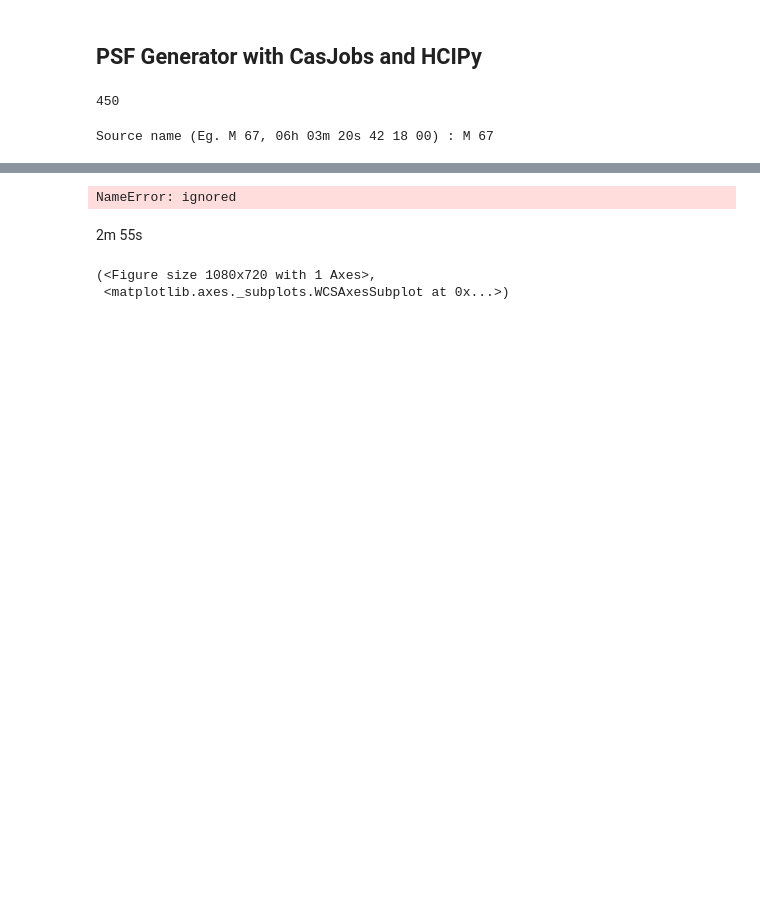
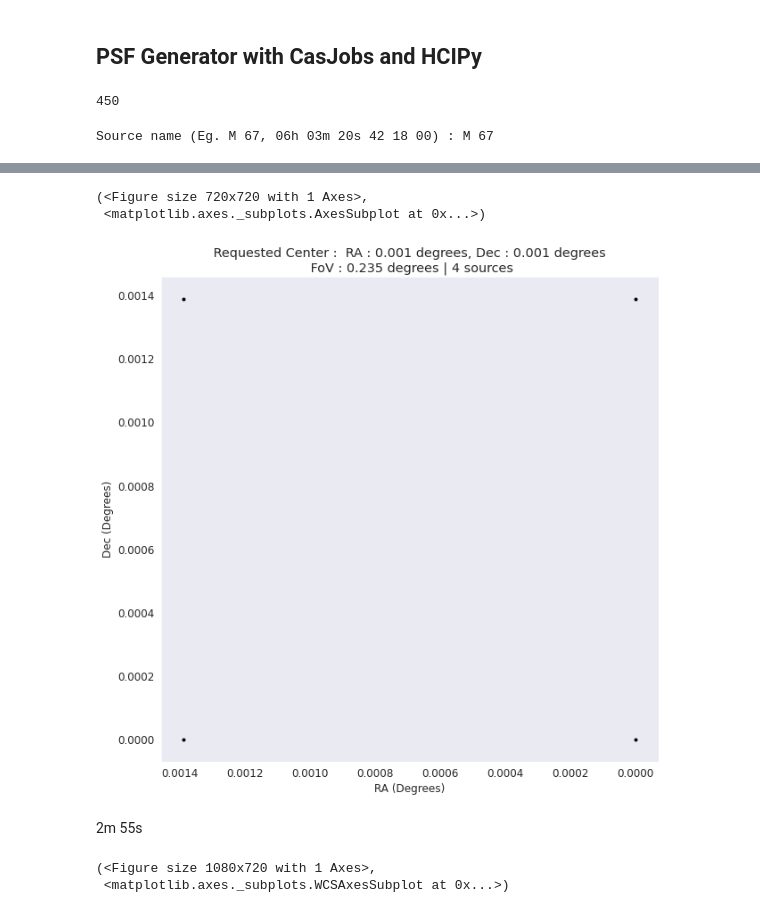
Before and after one commit to Jack3690/INSIST, a Jupyter notebook: PSF_Simulator.ipynb, the cells around one changed output, grey strips where cells are left out. Cells and saved outputs as stored; diff of their text form; code cells hidden in the pictures; blank space fills up the shorter version.

```diff
--- a/PSF_Simulator.ipynb
+++ b/PSF_Simulator.ipynb
@@ -850,9 +850,11 @@ df
 # %%
-psf = PSF_gen_v2(df=df)
+psf = PSF_gen_v2(df=df,axis='on')
 psf.generate_psf()
 psf.show_field()
 # %% [output]
-NameError: ignored
+(<Figure size 720x720 with 1 Axes>,
+ <matplotlib.axes._subplots.AxesSubplot at 0x...>)
+[figure, added]
 # %% [markdown]
 2m 55s
 # %%
```
Also changed, not shown: parts of 12 cells of this notebook.
